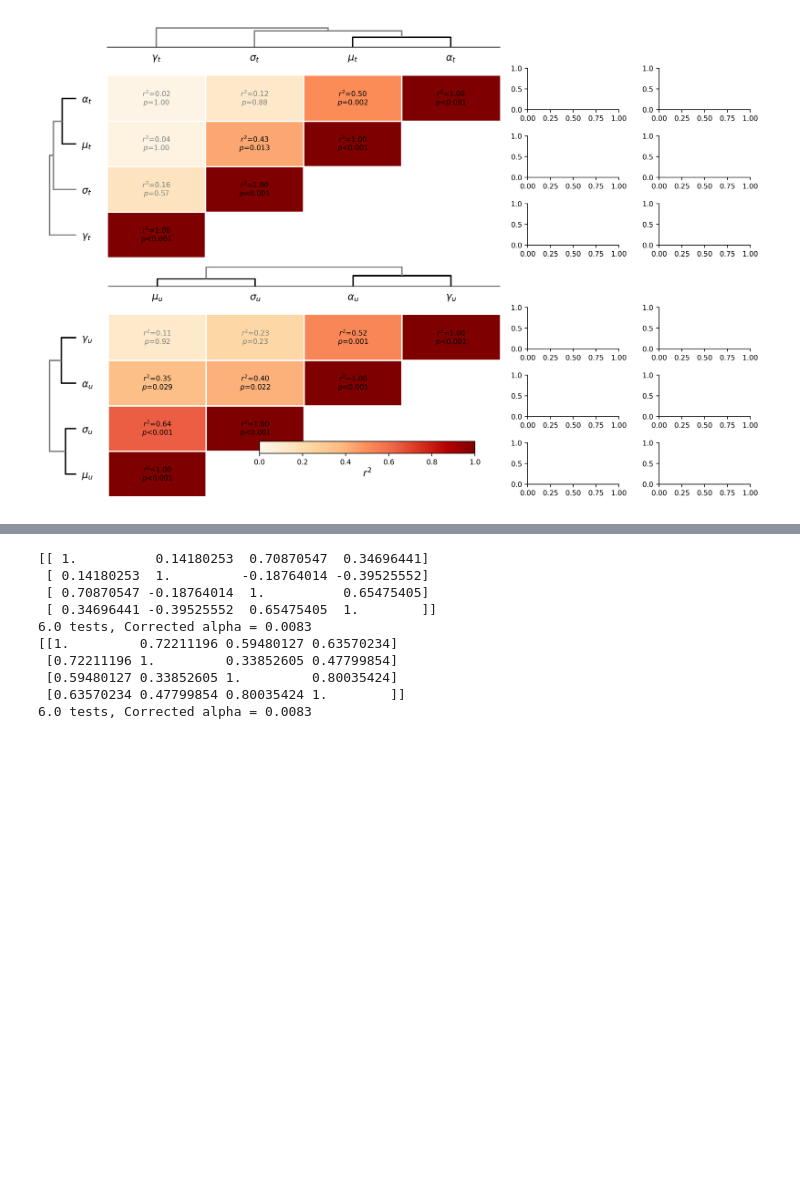
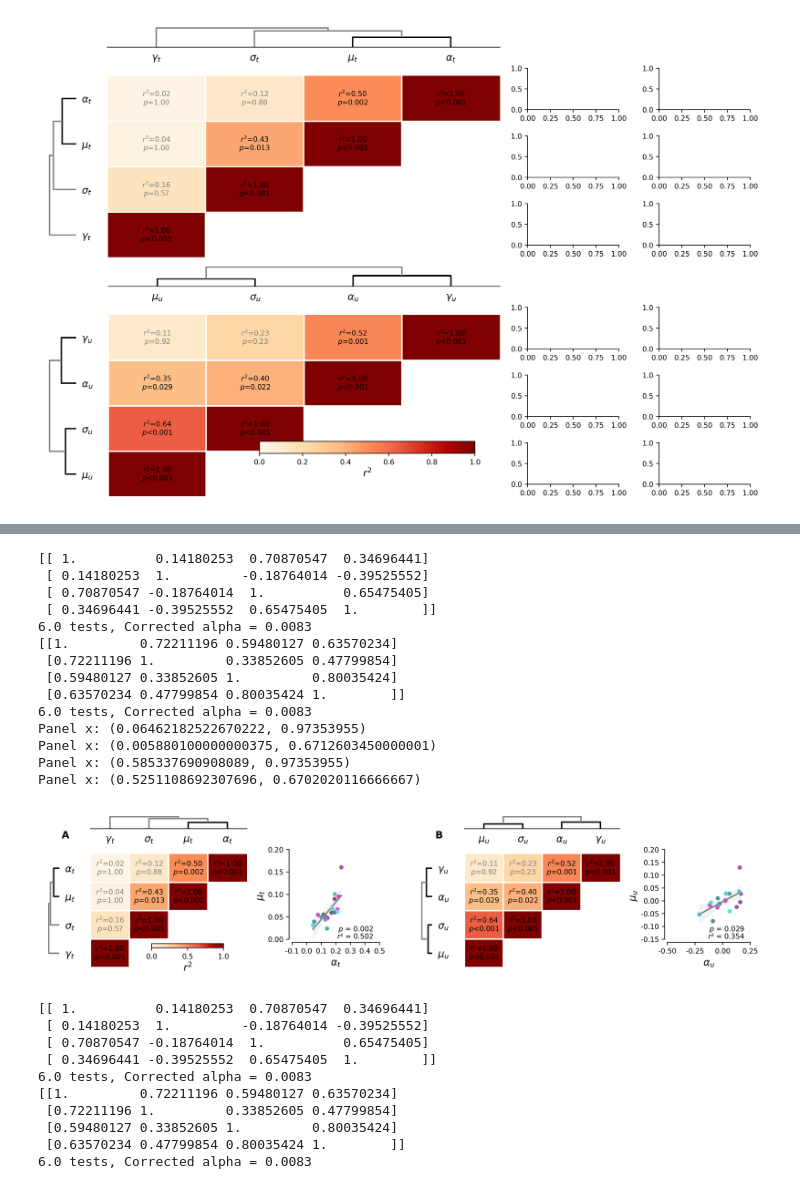
Before and after one commit to HeathenToaster/RunningFastAndSlow, a Jupyter notebook: Figure_S11 120.ipynb, the cells around one changed output, grey strips where cells are left out. Saved outputs shown, nothing was run; the diff lists cells and outputs as text; code cells hidden in the pictures; blank space fills up the shorter version.

```diff
--- a/Figure_S11 120.ipynb
+++ b/Figure_S11 120.ipynb
@@ -866,3 +917,78 @@ plt.savefig("./Figures_paper/Figure_S11120.svg", facecolor='w',
+# %%
+fig=plt.figure(figsize=(cm2inch(18), cm2inch(4)),
+               constrained_layout=True, facecolor='w', dpi=600)
+
+gs0 = fig.add_gridspec(1, 5, width_ratios=[1.5, 1, 0.2, 1.5, 1])
+
+topleft = gs0[0].subgridspec(2, 2, height_ratios=[1, 9], width_ratios=[1, 14])
+dendrogram_top_top = plt.subplot(topleft[0, 1])
+dendrogram_left_top = plt.subplot(topleft[1, 0])
+matrix_top = plt.subplot(topleft[1, 1])
+
+topright = gs0[1].subgridspec(2, 1, height_ratios=[6, 27])
+blk_ = plt.subplot(topright[0, 0]).axis('off')
+mu_t_alpha_t = plt.subplot(topright[1, 0])
+
+im, bc = FigureS11A(rvals, pvals, axs=(dendrogram_top_top, dendrogram_left_top, matrix_top), filter_t=True)
+axcolor = fig.add_axes([0.3, 0.1, 0.3, 0.025])
+plt.colorbar(im, cax=axcolor, orientation='horizontal', label='$r^2$')
+Figure6K(alpha_t, mu_t, 'alpha_t', 'mu_t', ax=mu_t_alpha_t, animal_list=intact_rats, bonferroni_correction=bc, force_p=pvals)
+
+# Figure6K(mu_0, alpha_0, 'mu_0', 'alpha_0', ax=mu_0_alpha_0, animal_list=intact_rats, bonferroni_correction=bc, force_p=pvals)
+# Figure6K(mu_t, alpha_t, 'mu_t', 'alpha_t', ax=mu_t_alpha_t, animal_list=intact_rats, bonferroni_correction=bc, force_p=pvals)
+# Figure6K(mu_u, alpha_u, 'mu_u', 'alpha_u', ax=mu_u_alpha_u, animal_list=intact_rats, bonferroni_correction=bc, force_p=pvals)
+
+# Figure6K(mu_0, gamma_0, 'mu_0', 'gamma_0', ax=mu_0_gamma_0, animal_list=intact_rats, bonferroni_correction=bc, force_p=pvals)
+# Figure6K(mu_t, gamma_t, 'mu_t', 'gamma_t', ax=mu_t_gamma_t, animal_list=intact_rats, bonferroni_correction=bc, force_p=pvals)
+# Figure6K(mu_u, gamma_u, 'mu_u', 'gamma_u', ax=mu_u_gamma_u, animal_list=intact_rats, bonferroni_correction=bc, force_p=pvals)
+
+
+botleft = gs0[3].subgridspec(2, 2, height_ratios=[1, 9], width_ratios=[1, 14])
+dendrogram_top_bot = plt.subplot(botleft[0, 1])
+dendrogram_left_bot = plt.subplot(botleft[1, 0])
+matrix_bot = plt.subplot(botleft[1, 1])
+im, bc = FigureS11A(rvals, pvals, axs=(dendrogram_top_bot, dendrogram_left_bot, matrix_bot), filter_u=True)
+axcolor = fig.add_axes([0.15, 0.15, 0.1, 0.025])
+plt.colorbar(im, cax=axcolor, orientation='horizontal', label='$r^2$')
+
+botright = gs0[4].subgridspec(2, 1, height_ratios=[6, 27])
+blk_ = plt.subplot(botright[0, 0]).axis('off')
+alpha_u_mu_u = plt.subplot(botright[1, 0])
+Figure6K(alpha_u, mu_u, 'alpha_u', 'mu_u', ax=alpha_u_mu_u, animal_list=intact_rats, bonferroni_correction=bc, force_p=pvals)
+
+
+# axes = fig.get_axes()
+# for ax in axes[5:]:
+#     ax.yaxis.set_major_formatter('{x:>4.1f}')
+
+
+xs, ys = add_all_letters([dendrogram_top_top, dendrogram_left_top], ["x", "x"], verbose=True, show=False)
+add_one_letter(dendrogram_top_top, "A", x=np.mean(xs), y=np.mean(ys))
+
+xs, ys = add_all_letters([dendrogram_top_bot, dendrogram_left_bot], ["x", "x"], verbose=True, show=False)
+add_one_letter(dendrogram_top_bot, "B", x=np.mean(xs), y=np.mean(ys))
+
+# plt.savefig("./Figures_paper/Figure_S11120.pdf", facecolor='w',
+#                 edgecolor='none', bbox_inches='tight', format="pdf", dpi=600)
+
+# plt.savefig("./Figures_paper/Figure_S11120.svg", facecolor='w',
+#                 edgecolor='none', bbox_inches='tight', format="svg", dpi=600)
+# %% [output]
+[[ 1.          0.14180253  0.70870547  0.34696441]
+ [ 0.14180253  1.         -0.18764014 -0.39525552]
+ [ 0.70870547 -0.18764014  1.          0.65475405]
+ [ 0.34696441 -0.39525552  0.65475405  1.        ]]
+6.0 tests, Corrected alpha = 0.0083
+[[1.         0.72211196 0.59480127 0.63570234]
+ [0.72211196 1.         0.33852605 0.47799854]
+ [0.59480127 0.33852605 1.         0.80035424]
+ [0.63570234 0.47799854 0.80035424 1.        ]]
+6.0 tests, Corrected alpha = 0.0083
+Panel x: (0.06462182522670222, 0.97353955)
+Panel x: (0.005880100000000375, 0.6712603450000001)
+Panel x: (0.585337690908089, 0.97353955)
+Panel x: (0.5251108692307696, 0.6702020116666667)
+[figure, added]
 # %%
 fig=plt.figure(figsize=(cm2inch(18), cm2inch(12)),
                constrained_layout=True, facecolor='w', dpi=600)
```
Also changed, not shown: parts of 3 cells of this notebook, 2 other files.
